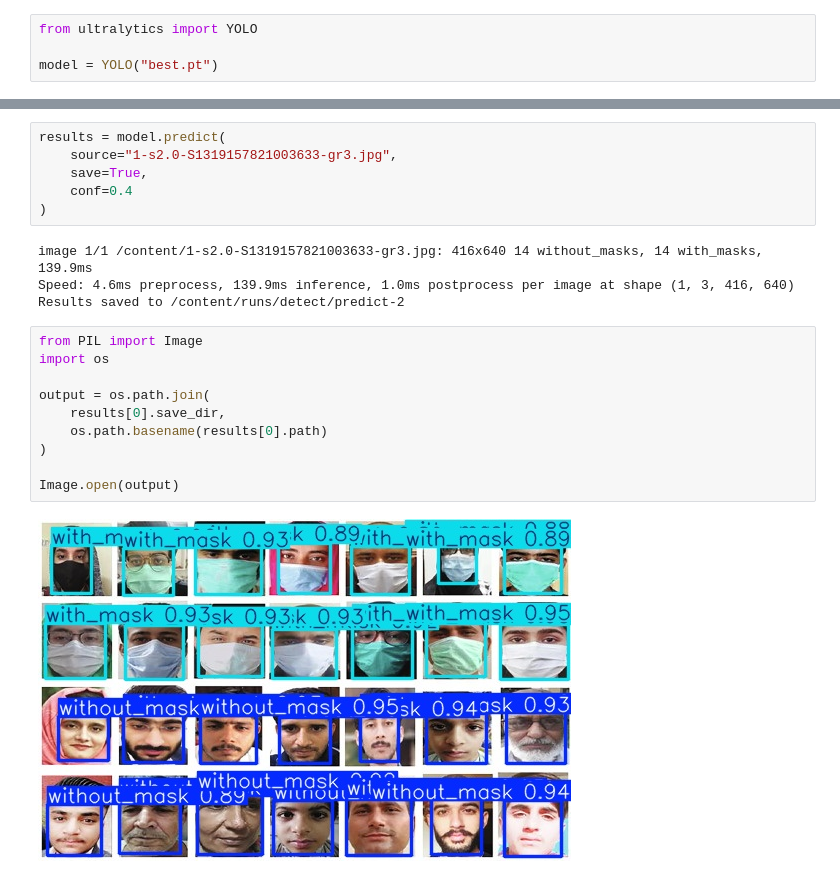
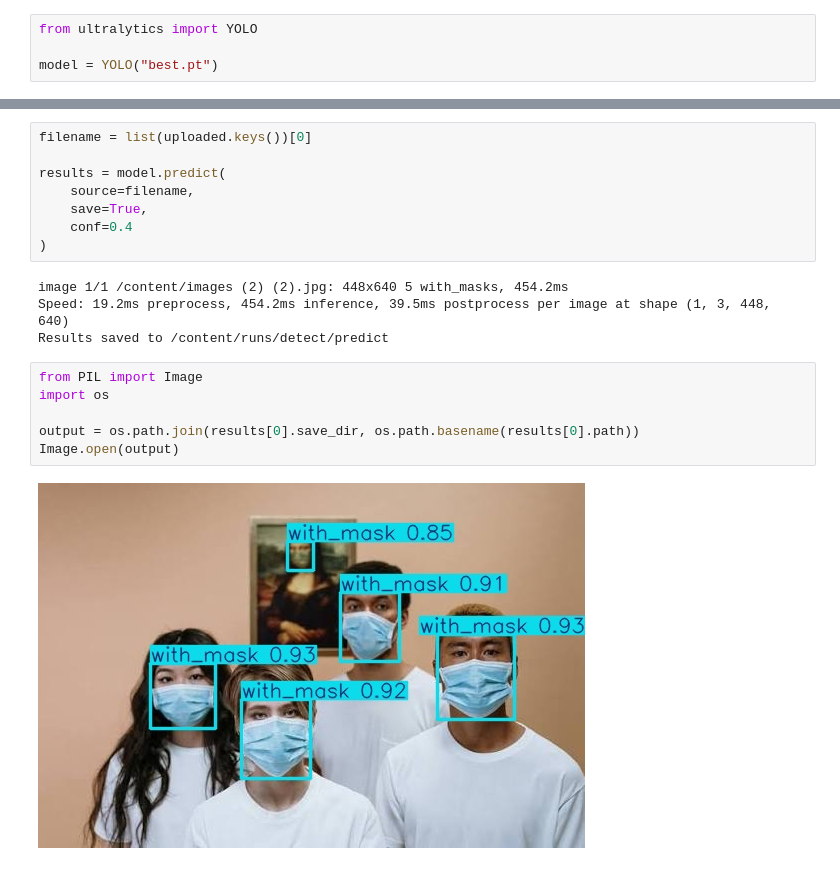
Before and after one commit to srikanthkutty777-hash/Face-Mask-Detection, a Jupyter notebook: Face_Mask_Detection_YOLOv8.ipynb, the cells around one changed output, grey strips where cells are left out. Saved outputs shown, nothing was run; the diff lists cells and outputs as text.

```diff
--- a/Face_Mask_Detection_YOLOv8.ipynb
+++ b/Face_Mask_Detection_YOLOv8.ipynb
@@ -106,22 +39,20 @@ Saving 1-s2.0-S1319157821003633-gr3.jpg to 1-s2.0-S1319157821003633-gr3 (1).jpg
 # %%
+filename = list(uploaded.keys())[0]
+
 results = model.predict(
-    source="1-s2.0-S1319157821003633-gr3.jpg",
+    source=filename,
     save=True,
     conf=0.4
 )
 # %% [output]
-image 1/1 /content/1-s2.0-S1319157821003633-gr3.jpg: 416x640 14 without_masks, 14 with_masks, 139.9ms
-Speed: 4.6ms preprocess, 139.9ms inference, 1.0ms postprocess per image at shape (1, 3, 416, 640)
-Results saved to /content/runs/detect/predict-2
+image 1/1 /content/images (2) (2).jpg: 448x640 5 with_masks, 454.2ms
+Speed: 19.2ms preprocess, 454.2ms inference, 39.5ms postprocess per image at shape (1, 3, 448, 640)
+Results saved to /content/runs/detect/predict
 # %%
 from PIL import Image
 import os
 
-output = os.path.join(
-    results[0].save_dir,
-    os.path.basename(results[0].path)
-)
-
+output = os.path.join(results[0].save_dir, os.path.basename(results[0].path))
 Image.open(output)
 # %% [output]
-[figure, old version]
+[figure, new version]
```
Also changed, not shown: parts of 12 cells of this notebook.
